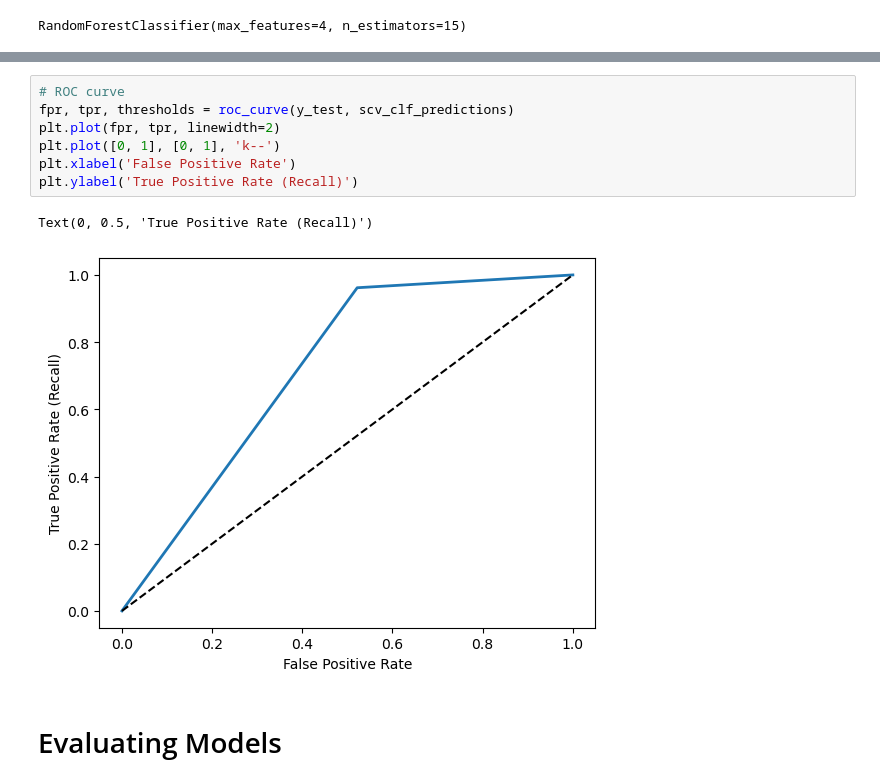
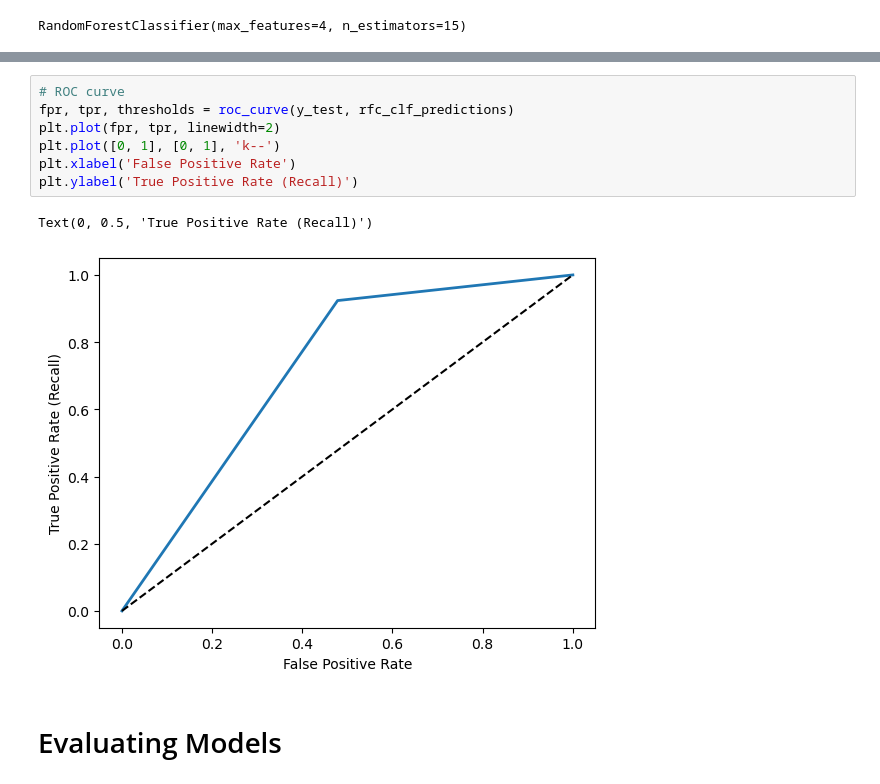
Before and after one commit to jhonnovax/data-preprocessing, a Jupyter notebook: heart-disease-notebook.ipynb, the cells around one changed output, grey strips where cells are left out. Saved outputs shown, nothing was run; the diff lists cells and outputs as text.

Commit message:
Added ROC curve for support vector machine and random algo

```diff
--- a/heart-disease-notebook.ipynb
+++ b/heart-disease-notebook.ipynb
@@ -611,13 +627,13 @@ F1 score: 0.8832116788321167
 # %%
 # ROC curve
-fpr, tpr, thresholds = roc_curve(y_test, scv_clf_predictions)
+fpr, tpr, thresholds = roc_curve(y_test, rfc_clf_predictions)
 plt.plot(fpr, tpr, linewidth=2)
 plt.plot([0, 1], [0, 1], 'k--')
 plt.xlabel('False Positive Rate')
 plt.ylabel('True Positive Rate (Recall)')
 # %% [output]
 Text(0, 0.5, 'True Positive Rate (Recall)')
-[figure, old version]
+[figure, new version]
 # %% [markdown]
 # Evaluating Models
 # %% [markdown]
```
Also changed, not shown: parts of 5 cells of this notebook.
